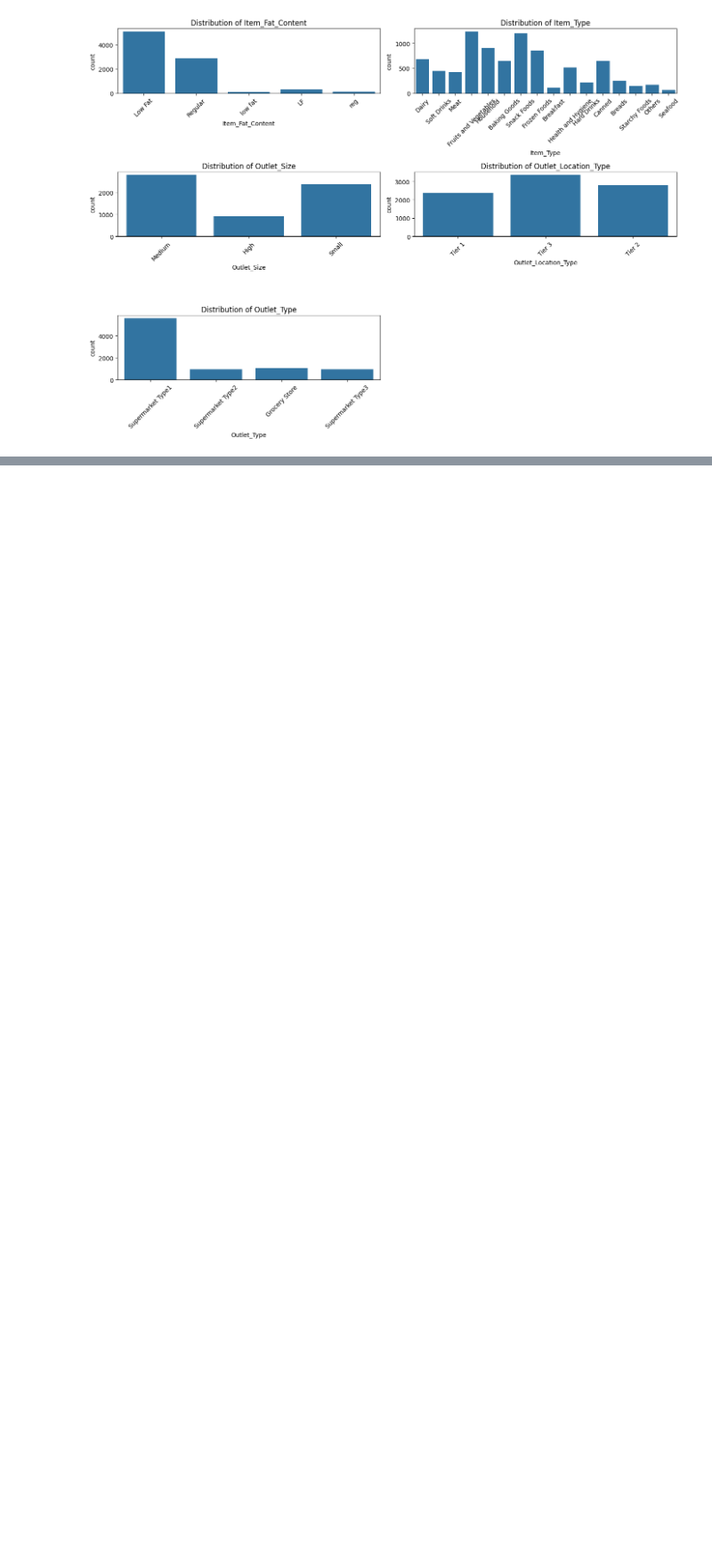
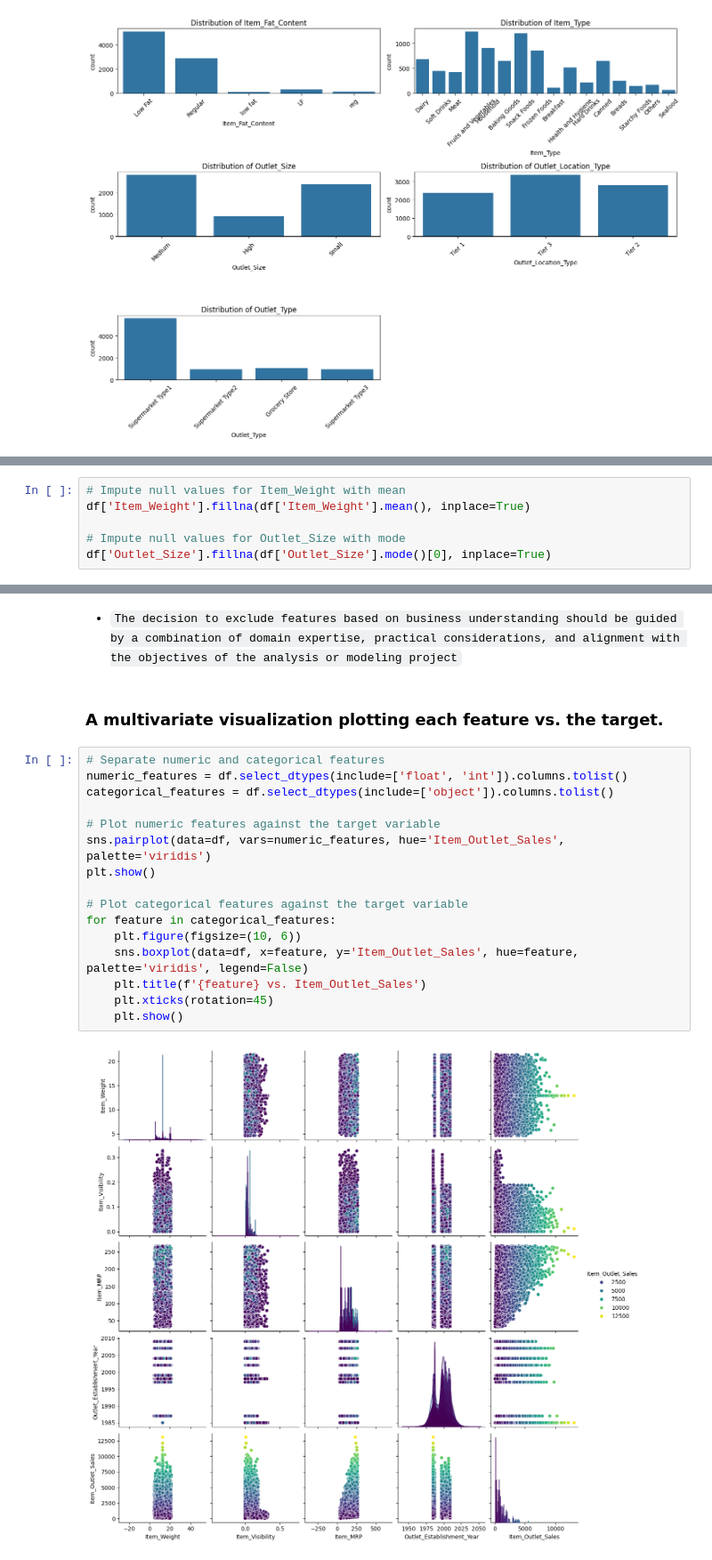
Before and after one commit to Mugishagentle/Prediction-of-Product-Sales, a Jupyter notebook: Prediction_of_Product_Sales_.ipynb, the cells around one changed output, grey strips where cells are left out. Shown at 89% size. Drawn from its saved outputs; the diff is of its cells as text; blank space fills up the shorter version.

```diff
--- a/Prediction_of_Product_Sales_.ipynb
+++ b/Prediction_of_Product_Sales_.ipynb
@@ -409,0 +461,6 @@ plt.show()
+# %%
+# Impute null values for Item_Weight with mean
+df['Item_Weight'].fillna(df['Item_Weight'].mean(), inplace=True)
+
+# Impute null values for Outlet_Size with mode
+df['Outlet_Size'].fillna(df['Outlet_Size'].mode()[0], inplace=True)
@@ -409,0 +513,22 @@ plt.show()
+# %% [markdown]
+- `The decision to exclude features based on business understanding should be guided by a combination of domain expertise, practical considerations, and alignment with the objectives of the analysis or modeling project`
+# %% [markdown]
+### A multivariate visualization plotting each feature vs. the target.
+# %%
+# Separate numeric and categorical features
+numeric_features = df.select_dtypes(include=['float', 'int']).columns.tolist()
+categorical_features = df.select_dtypes(include=['object']).columns.tolist()
+
+# Plot numeric features against the target variable
+sns.pairplot(data=df, vars=numeric_features, hue='Item_Outlet_Sales', palette='viridis')
+plt.show()
+
+# Plot categorical features against the target variable
+for feature in categorical_features:
+    plt.figure(figsize=(10, 6))
+    sns.boxplot(data=df, x=feature, y='Item_Outlet_Sales', hue=feature, palette='viridis', legend=False)
+    plt.title(f'{feature} vs. Item_Outlet_Sales')
+    plt.xticks(rotation=45)
+    plt.show()
+# %% [output]
+[figure, added]
```
Also changed, not shown: parts of 14 cells of this notebook.
